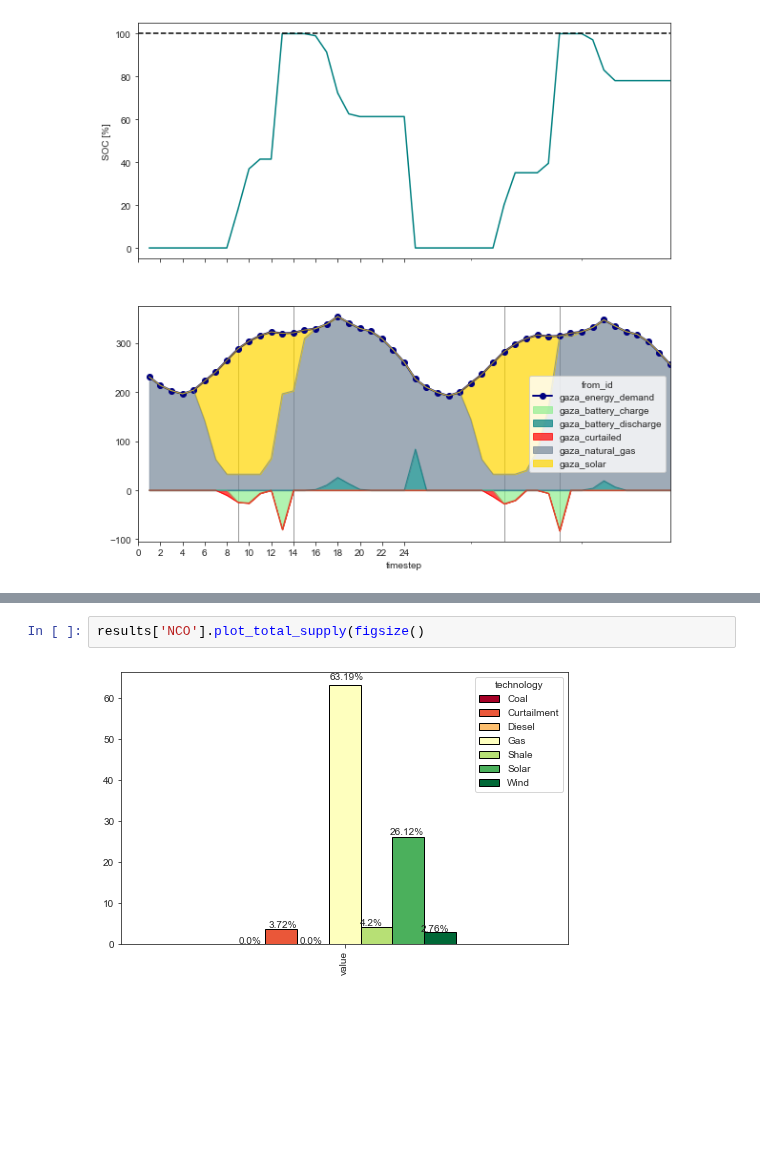
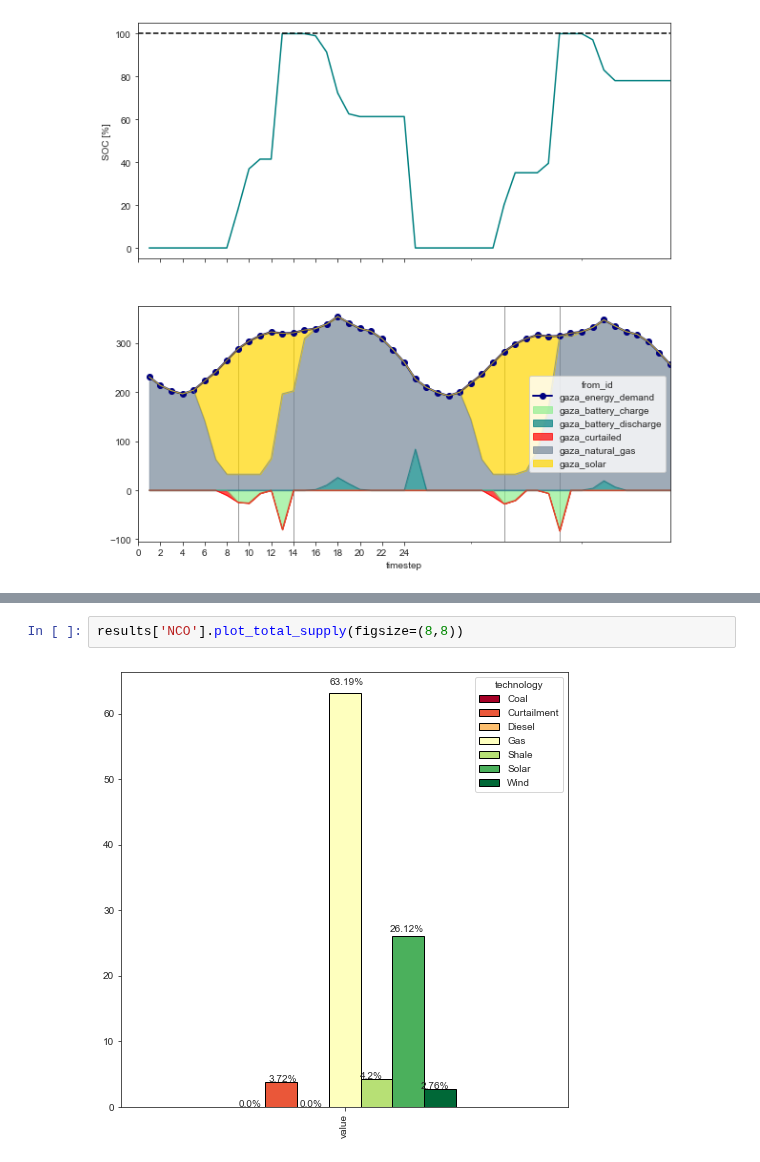
Before and after one commit to amanmajid/nextra, a Jupyter notebook: analysis/icae_results.ipynb, the cells around one changed output, grey strips where cells are left out. Saved outputs shown, nothing was run; the diff lists cells and outputs as text; blank space fills up the shorter version.

```diff
--- a/analysis/icae_results.ipynb
+++ b/analysis/icae_results.ipynb
@@ -343,6 +343,6 @@ results['NCO'].plot_flows_sankey()
 # %% [output]
 [interactive output not drawn]
 # %%
-results['NCO'].plot_total_supply(figsize()
+results['NCO'].plot_total_supply(figsize=(8,8))
 # %% [output]
-[figure, old version]
+[figure, new version]
```
Also changed, not shown: 2 other files.
